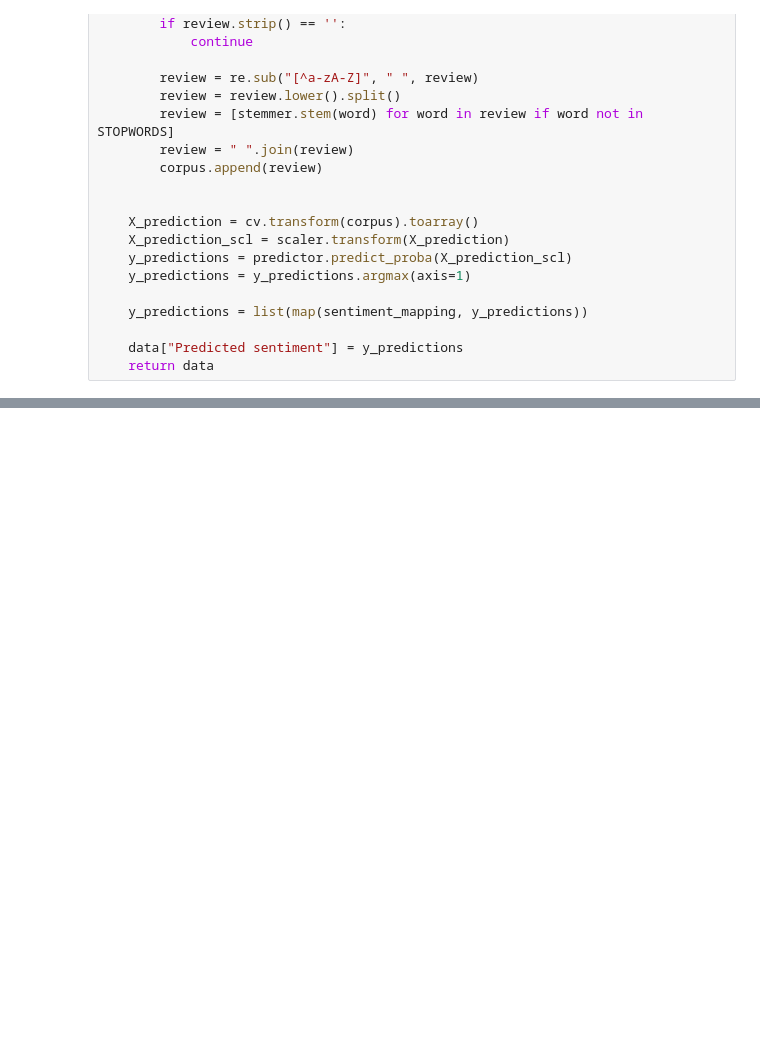
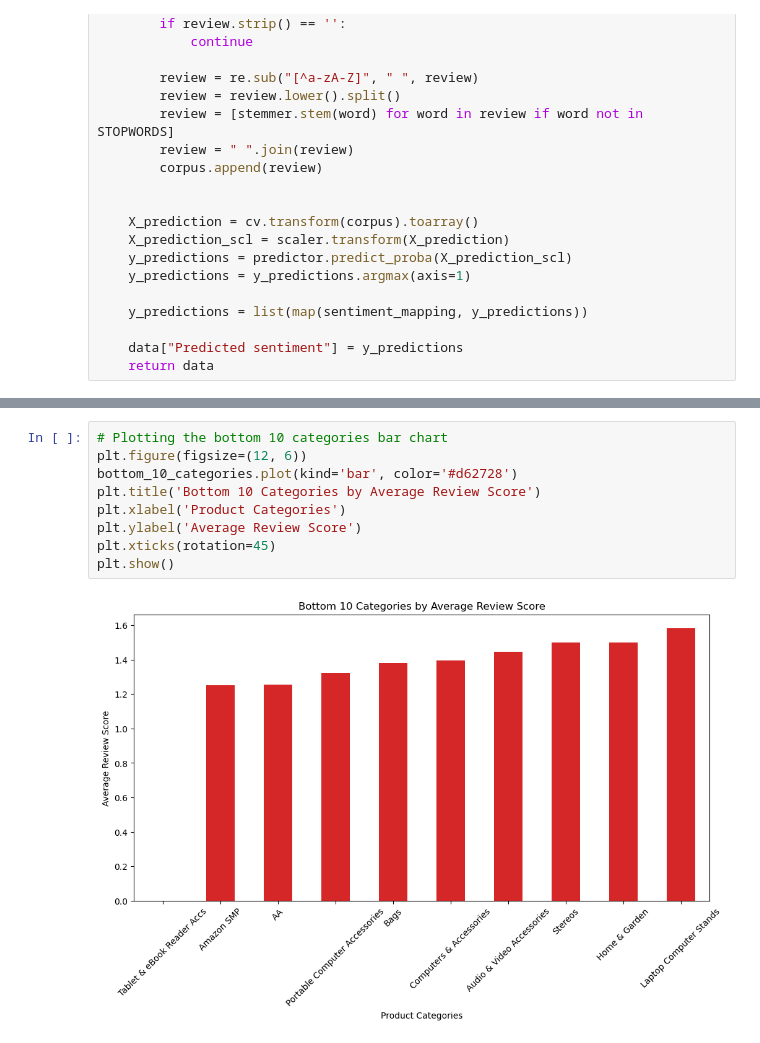
Before and after one commit to lethal254/sentiment_analysis, a Jupyter notebook: main.ipynb, the cells around one changed output, grey strips where cells are left out. Drawn from its saved outputs; the diff is of its cells as text; blank space fills up the shorter version.

```diff
--- a/main.ipynb
+++ b/main.ipynb
@@ -460,0 +459,11 @@ plt.show()
+# %%
+# Plotting the bottom 10 categories bar chart
+plt.figure(figsize=(12, 6))
+bottom_10_categories.plot(kind='bar', color='#d62728')
+plt.title('Bottom 10 Categories by Average Review Score')
+plt.xlabel('Product Categories')
+plt.ylabel('Average Review Score')
+plt.xticks(rotation=45)
+plt.show()
+# %% [output]
+[figure, added]
```
Also changed, not shown: parts of 13 cells of this notebook, 3 other files.
